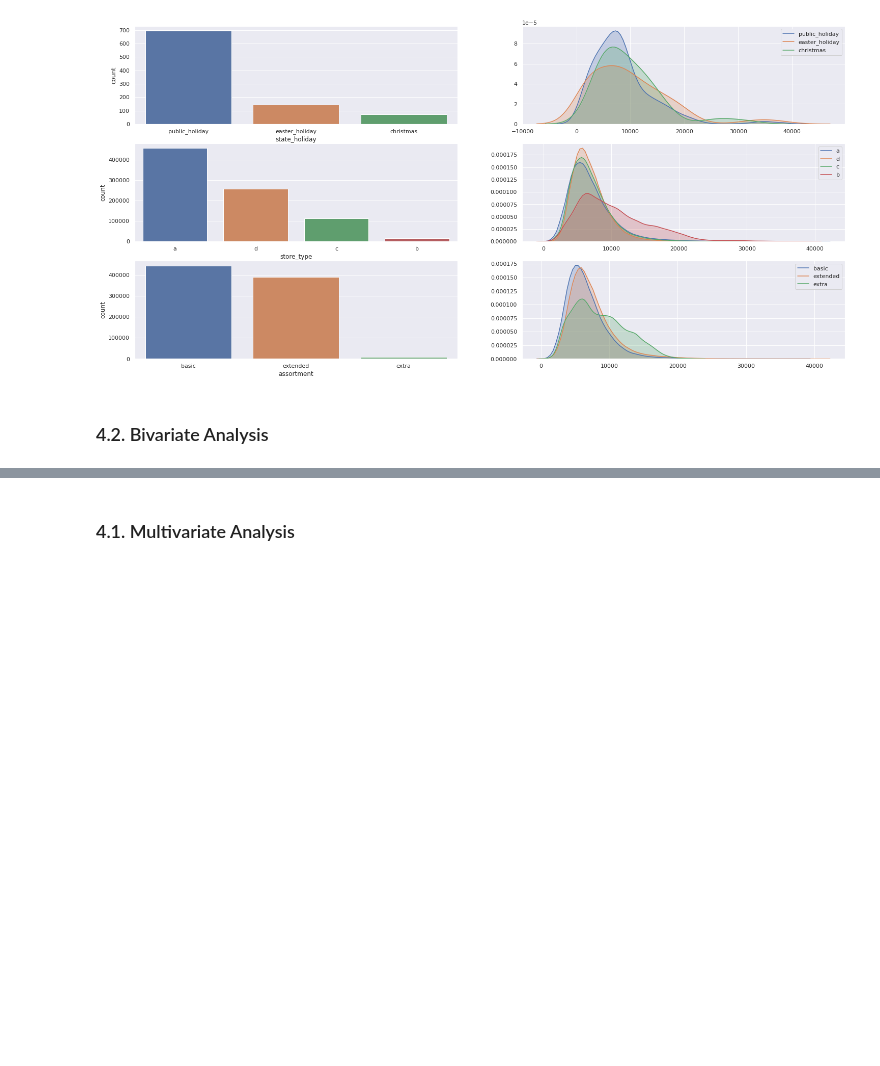
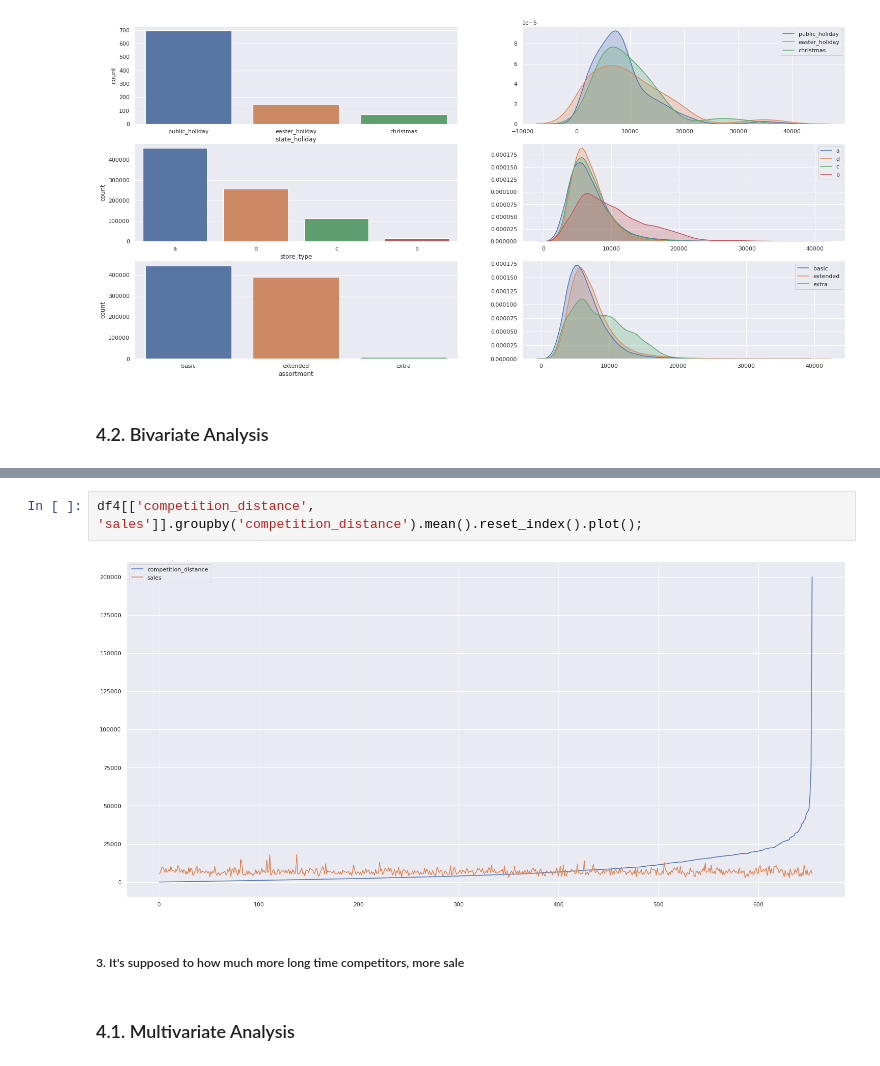
Before and after one commit to diegopmayer/rossman_sales_forecast, a Jupyter notebook: exploratory_data_analysis.ipynb, the cells around one changed output, grey strips where cells are left out. Cells and saved outputs as stored; diff of their text form; blank space fills up the shorter version.

```diff
--- a/exploratory_data_analysis.ipynb
+++ b/exploratory_data_analysis.ipynb
@@ -767,2 +833,8 @@ sns.kdeplot(df4[df4['assortment'] == 'extra']['sales'], label='extra', shade=Tru
+# %%
+df4[['competition_distance', 'sales']].groupby('competition_distance').mean().reset_index().plot();
+# %% [output]
+[figure, added]
+# %% [markdown]
+#####  3. It's supposed to how much more long time competitors, more sale
 # %% [markdown]
 ### 4.1. Multivariate Analysis
```
Also changed, not shown: parts of 17 cells of this notebook.
